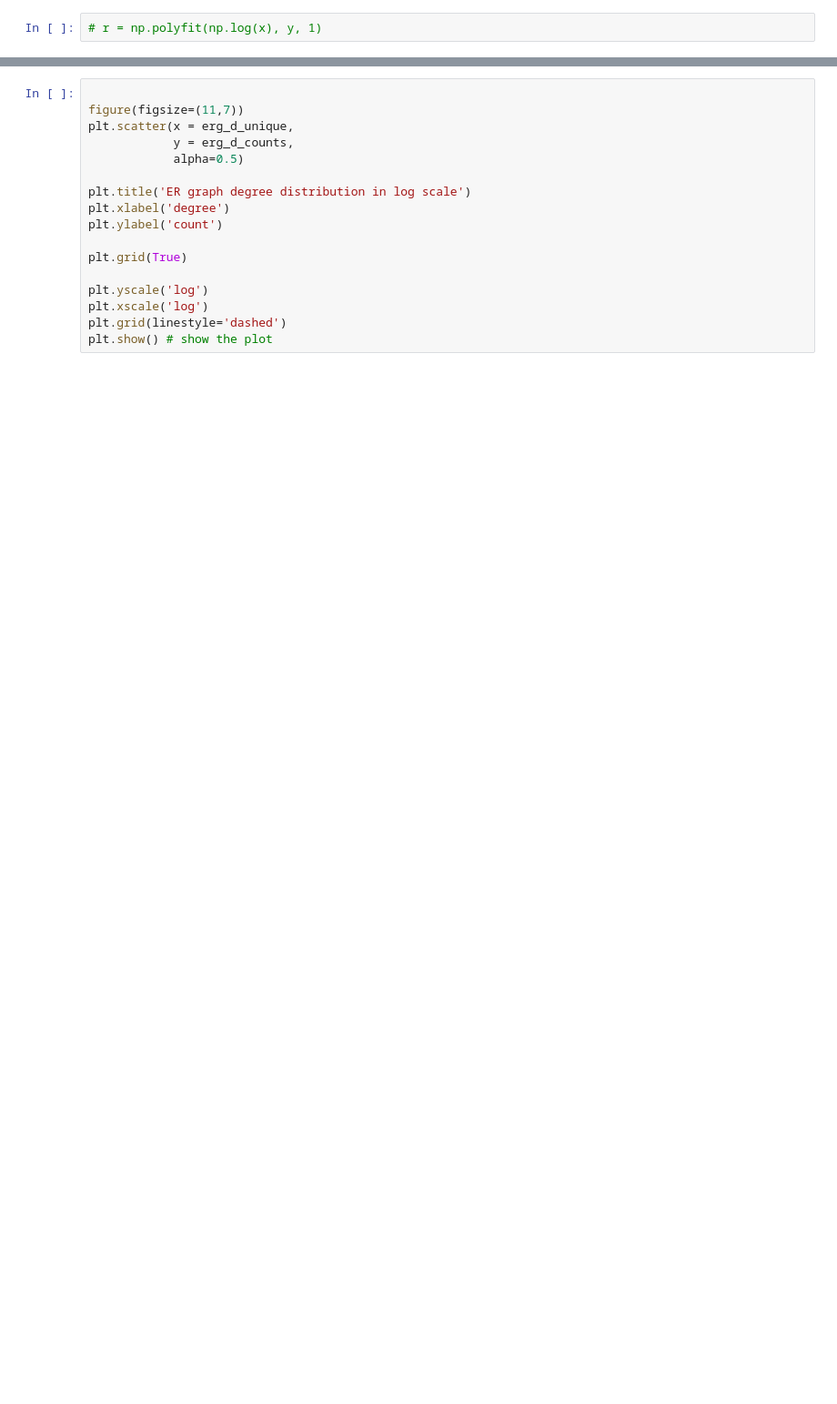
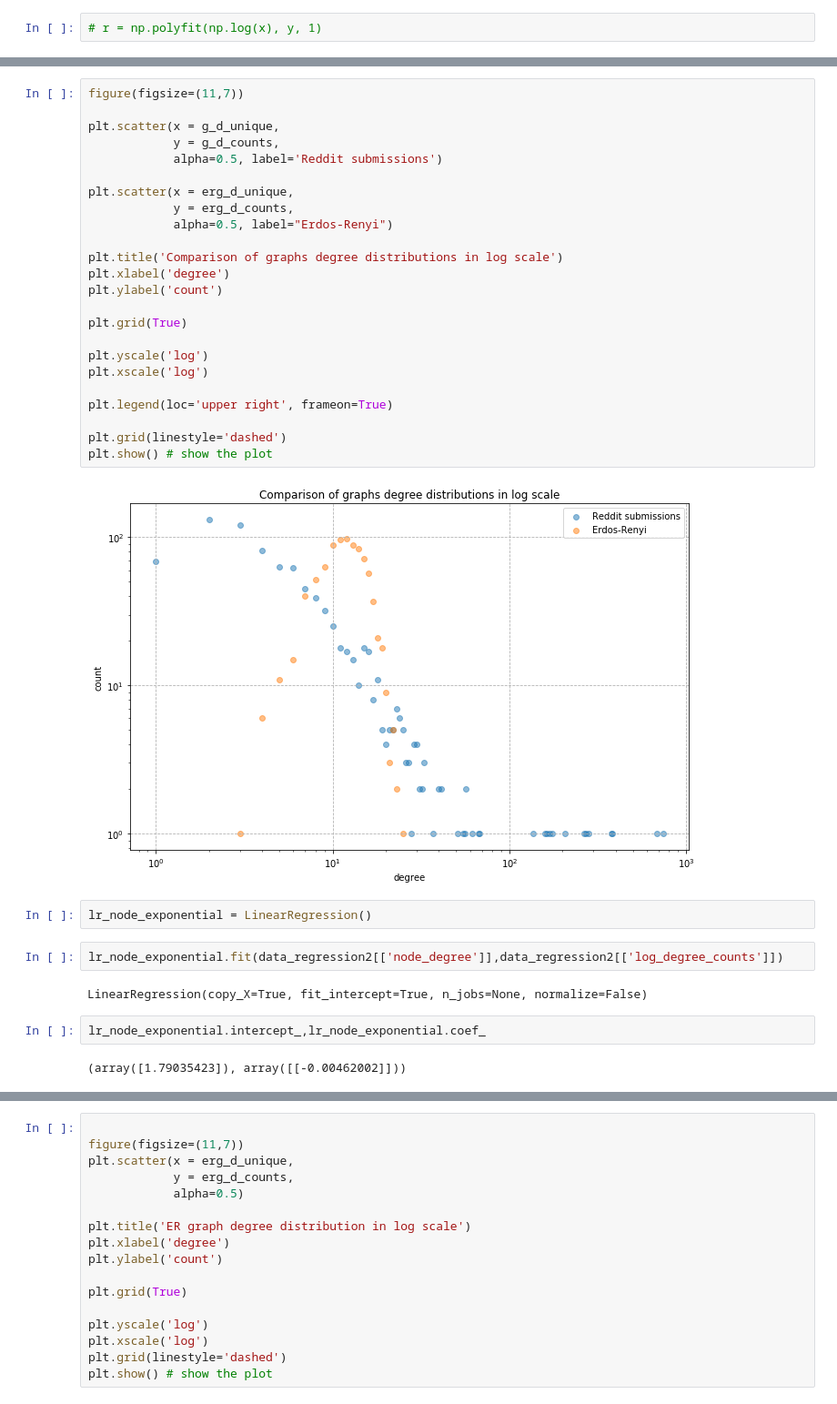
Before and after one commit to SanGreel/reddit-network-exploration, a Jupyter notebook: 3_advanced_network_analysis.ipynb, the cells around one changed output, grey strips where cells are left out. Shown at 91% size. Drawn from its saved outputs; the diff is of its cells as text; blank space fills up the shorter version.

```diff
--- a/3_advanced_network_analysis.ipynb
+++ b/3_advanced_network_analysis.ipynb
@@ -123,0 +177,36 @@ plt.show() # show the plot
+# %%
+figure(figsize=(11,7))
+
+plt.scatter(x = g_d_unique,
+            y = g_d_counts,
+            alpha=0.5, label='Reddit submissions')
+
+plt.scatter(x = erg_d_unique,
+            y = erg_d_counts,
+            alpha=0.5, label="Erdos-Renyi")
+
+plt.title('Comparison of graphs degree distributions in log scale')
+plt.xlabel('degree')
+plt.ylabel('count')
+
+plt.grid(True)
+
+plt.yscale('log')
+plt.xscale('log')
+
+plt.legend(loc='upper right', frameon=True)
+
+plt.grid(linestyle='dashed')
+plt.show() # show the plot
+# %% [output]
+[figure, added]
+# %%
+lr_node_exponential = LinearRegression()
+# %%
+lr_node_exponential.fit(data_regression2[['node_degree']],data_regression2[['log_degree_counts']])
+# %% [output]
+LinearRegression(copy_X=True, fit_intercept=True, n_jobs=None, normalize=False)
+# %%
+lr_node_exponential.intercept_,lr_node_exponential.coef_
+# %% [output]
+(array([1.79035423]), array([[-0.00462002]]))
```
Also changed, not shown: parts of 21 cells of this notebook, 3 other files.
